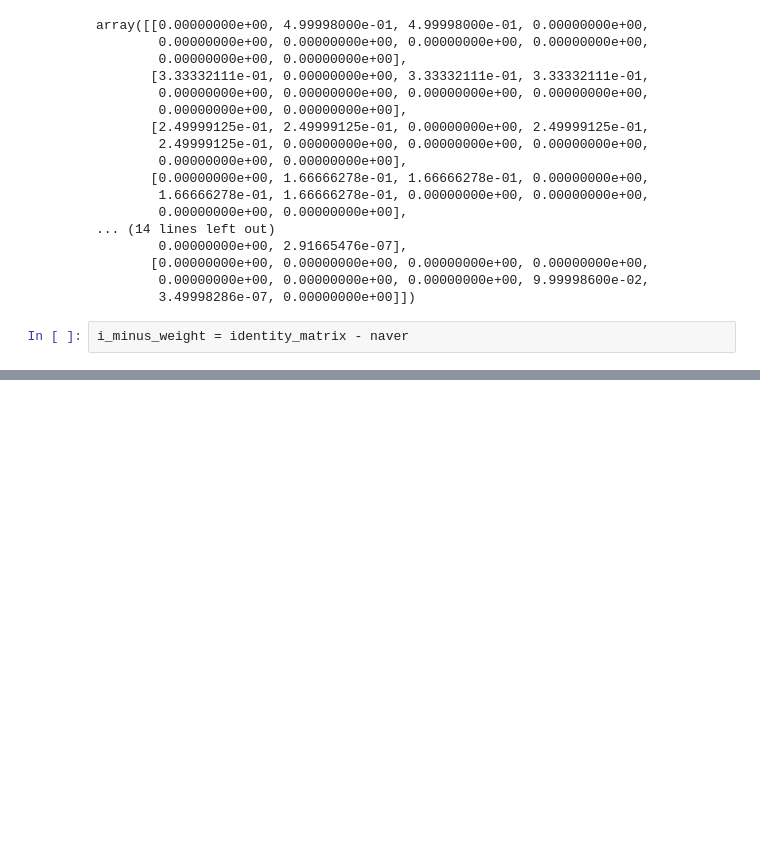
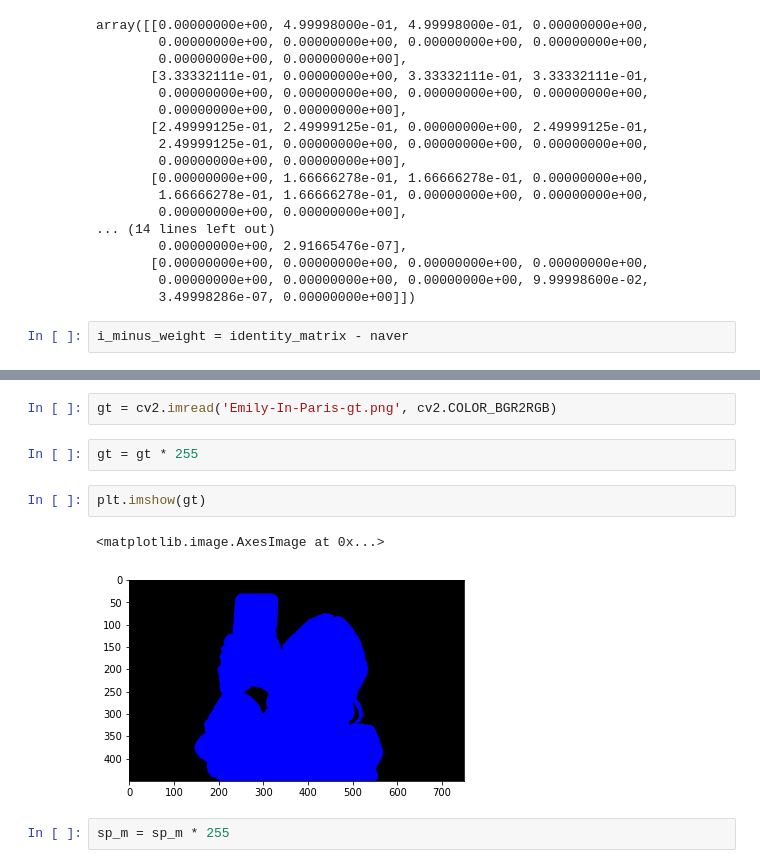
Before and after one commit to Dodant/curly-tribble, a Jupyter notebook: SPuO/Untitled2.ipynb, the cells around one changed output, grey strips where cells are left out. Drawn from its saved outputs; the diff is of its cells as text; blank space fills up the shorter version.

```diff
--- a/SPuO/Untitled2.ipynb
+++ b/SPuO/Untitled2.ipynb
@@ -124,0 +152,11 @@ array([[ 1.00000000e+00, -4.99998000e-01, -4.99998000e-01,
+# %%
+gt = cv2.imread('Emily-In-Paris-gt.png', cv2.COLOR_BGR2RGB)
+# %%
+gt = gt * 255
+# %%
+plt.imshow(gt)
+# %% [output]
+<matplotlib.image.AxesImage at 0x...>
+[figure, added]
+# %%
+sp_m = sp_m * 255
```
Also changed, not shown: parts of 15 cells of this notebook, 1 other file.
